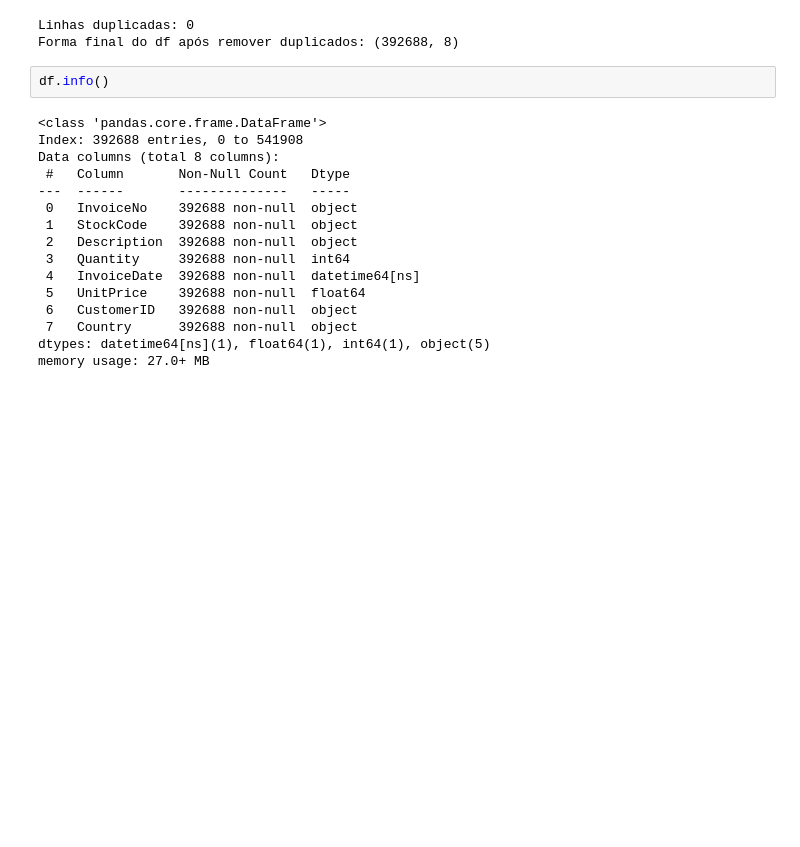
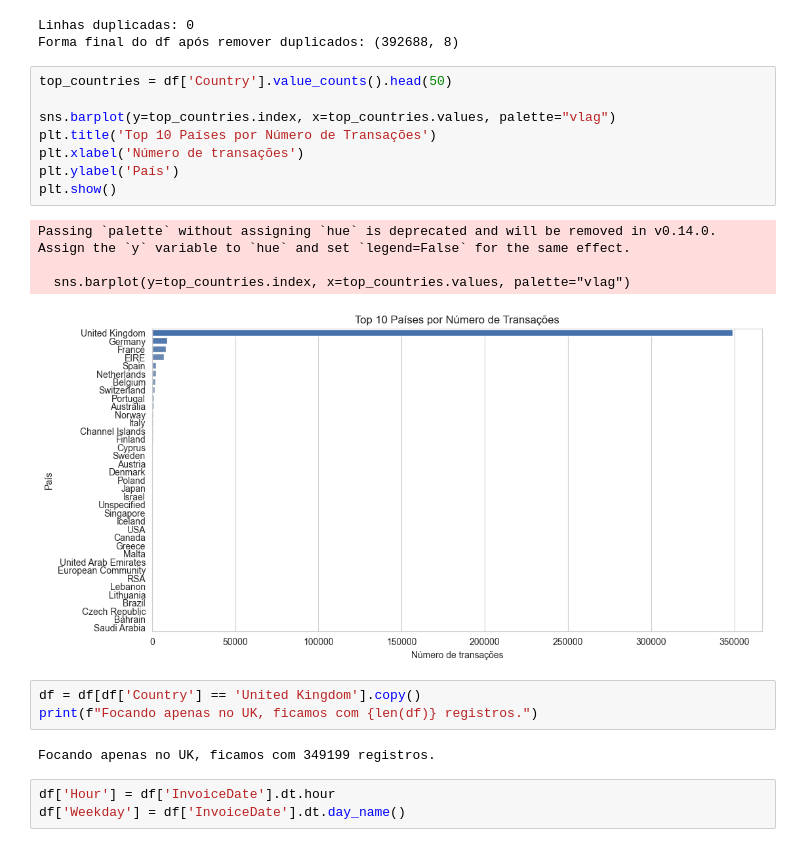
Before and after one commit to mattheusguilherme/customer-segmentation-rfm, a Jupyter notebook: notebooks/01_exploracao_e_limpeza.ipynb, the cells around one changed output. Cells and saved outputs as stored; diff of their text form; blank space fills up the shorter version.

```diff
--- a/notebooks/01_exploracao_e_limpeza.ipynb
+++ b/notebooks/01_exploracao_e_limpeza.ipynb
@@ -142,20 +142,23 @@ print(f"Forma final do df após remover duplicados: {df.shape}")
 Linhas duplicadas: 0
 Forma final do df após remover duplicados: (392688, 8)
 # %%
-df.info()
+top_countries = df['Country'].value_counts().head(50)
+
+sns.barplot(y=top_countries.index, x=top_countries.values, palette="vlag")
+plt.title('Top 10 Países por Número de Transações')
+plt.xlabel('Número de transações')
+plt.ylabel('País')
+plt.show()
 # %% [output]
-<class 'pandas.core.frame.DataFrame'>
-Index: 392688 entries, 0 to 541908
-Data columns (total 8 columns):
- #   Column       Non-Null Count   Dtype
----  ------       --------------   -----
- 0   InvoiceNo    392688 non-null  object
- 1   StockCode    392688 non-null  object
- 2   Description  392688 non-null  object
- 3   Quantity     392688 non-null  int64
- 4   InvoiceDate  392688 non-null  datetime64[ns]
- 5   UnitPrice    392688 non-null  float64
- 6   CustomerID   392688 non-null  object
- 7   Country      392688 non-null  object
-dtypes: datetime64[ns](1), float64(1), int64(1), object(5)
-memory usage: 27.0+ MB
+Passing `palette` without assigning `hue` is deprecated and will be removed in v0.14.0. Assign the `y` variable to `hue` and set `legend=False` for the same effect.
+
+  sns.barplot(y=top_countries.index, x=top_countries.values, palette="vlag")
+[figure, added]
+# %%
+df = df[df['Country'] == 'United Kingdom'].copy()
+print(f"Focando apenas no UK, ficamos com {len(df)} registros.")
+# %% [output]
+Focando apenas no UK, ficamos com 349199 registros.
+# %%
+df['Hour'] = df['InvoiceDate'].dt.hour
+df['Weekday'] = df['InvoiceDate'].dt.day_name()
```
